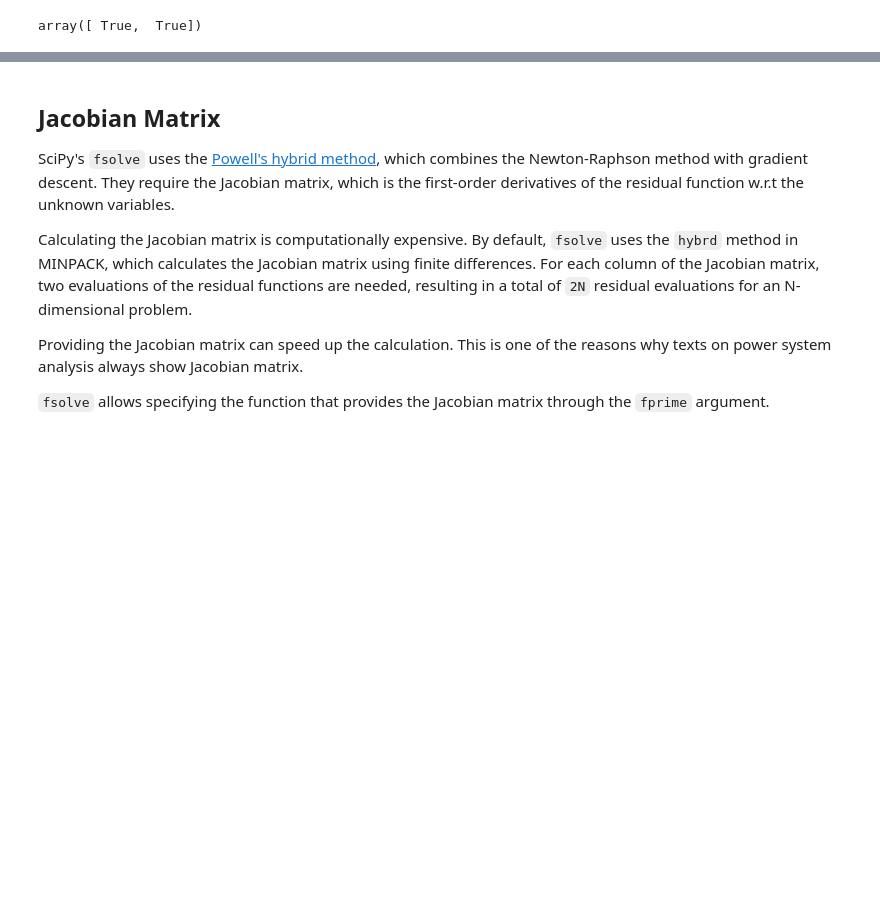
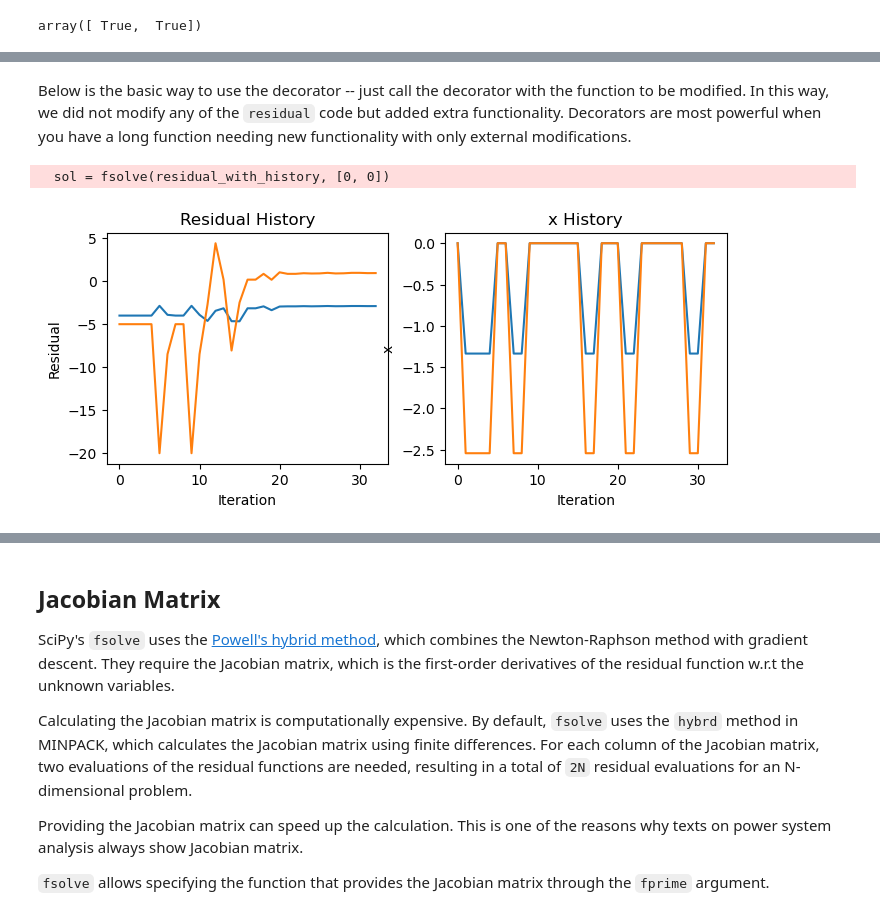
Before and after one commit to PowerCyberTraining/powercybertraining.github.io, a Jupyter notebook: pct/modules/04/nonlinear-equations.ipynb, the cells around one changed output, grey strips where cells are left out. Cells and saved outputs as stored; diff of their text form; code cells hidden in the pictures; blank space fills up the shorter version.

Commit message:
Add simple power flow

```diff
--- a/pct/modules/04/nonlinear-equations.ipynb
+++ b/pct/modules/04/nonlinear-equations.ipynb
@@ -65,0 +121,48 @@ array([ True,  True])
+# %%
+residual_history = []
+x_history = []
+
+
+# `with_history` is a decorator to wrap the callback function
+def with_history(func):  # `func` is the function to modify (wrap)
+    def wrapper(*args, **kwargs):  # `wrapper` is the modified function to be returned
+        residual_history.append(residual(args[0]))
+        x_history.append(args[0])
+        return func(*args, **kwargs)
+    return wrapper
+# %% [markdown]
+Below is the basic way to use the decorator -- just call the decorator with the
+function to be modified. In this way, we did not modify any of the `residual`
+code but added extra functionality. Decorators are most powerful when
+you have a long function needing new functionality with only external
+modifications.
+# %%
+residual_with_history = with_history(residual)
+
+sol = fsolve(residual_with_history, [0, 0])
+# %% [output]
+  sol = fsolve(residual_with_history, [0, 0])
+# %%
+# plot the residual history and `x` history in two figures, side by side
+
+import matplotlib.pyplot as plt
+import seaborn as sns
+
+
+def plot_history(residual_history, x_history):
+    plt.figure(figsize=(8, 3))
+    plt.subplot(1, 2, 1)
+    plt.plot(residual_history)
+    plt.xlabel('Iteration')
+    plt.ylabel('Residual')
+    plt.title('Residual History')
+    plt.subplot(1, 2, 2)
+    plt.plot(x_history)
+    plt.xlabel('Iteration')
+    plt.ylabel('x')
+    plt.title('x History')
+
+
+plot_history(residual_history, x_history)
+# %% [output]
+[figure, added]
```
Also changed, not shown: parts of 31 cells of this notebook.
